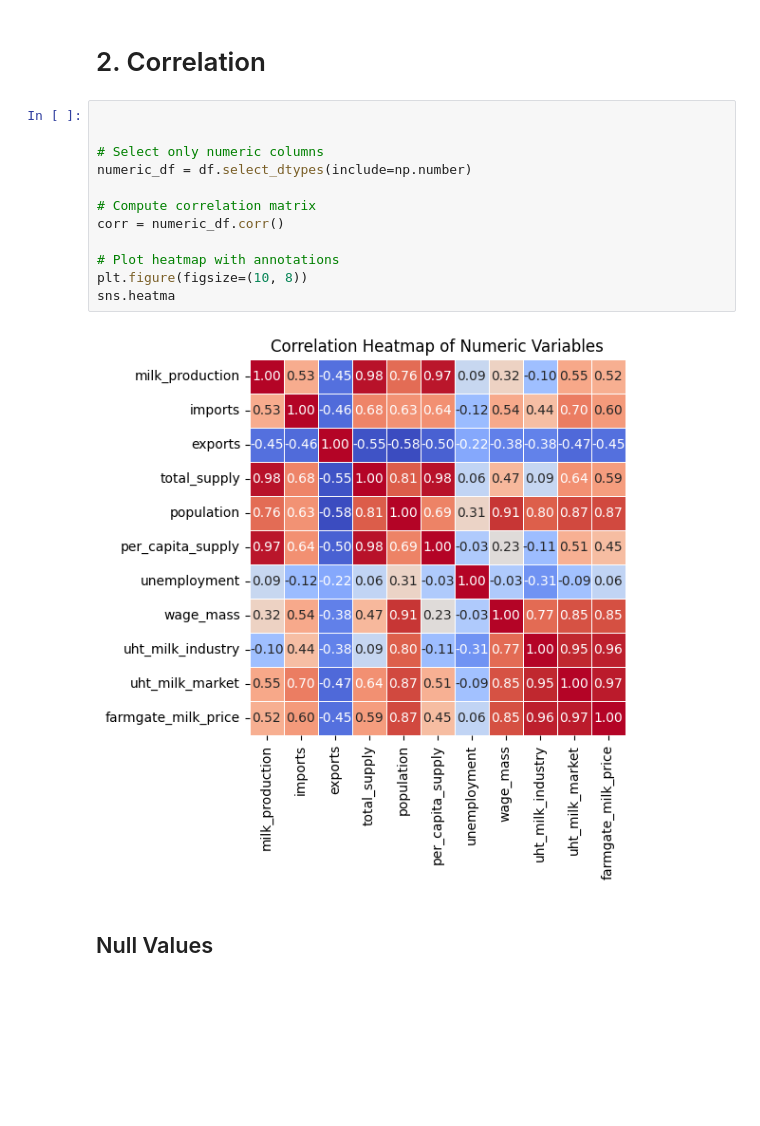
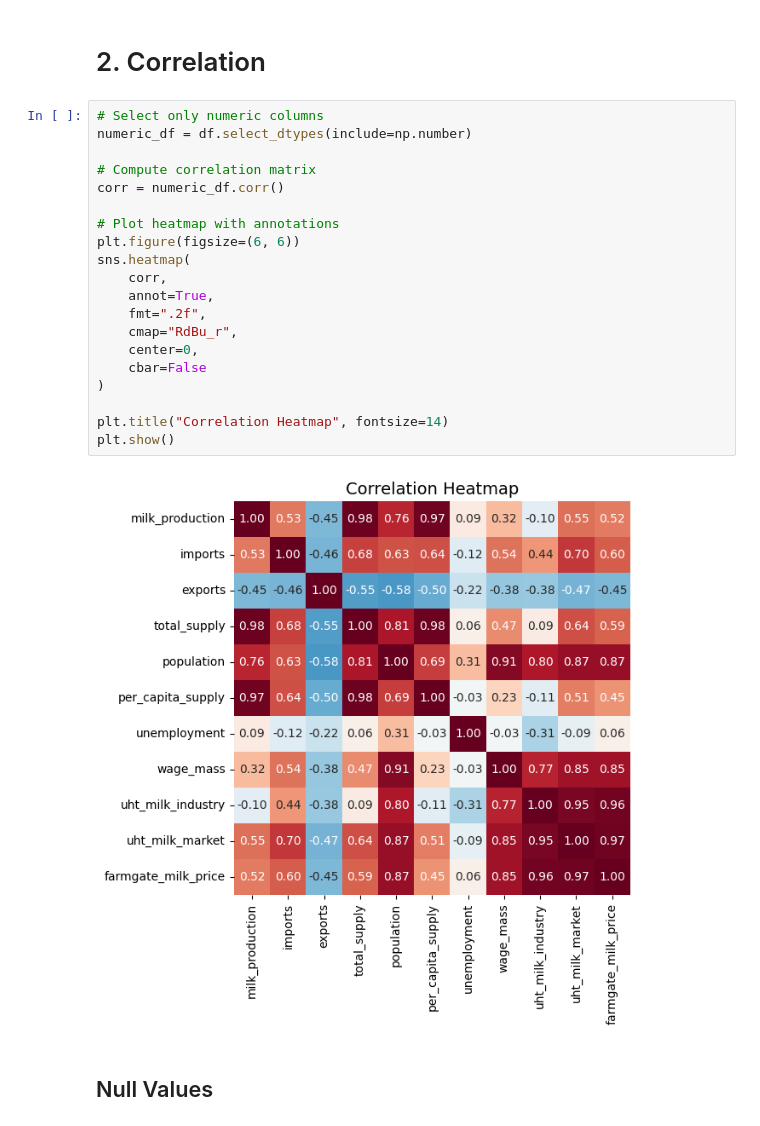
Before and after one commit to Heitorcp/milk-price-prediction, a Jupyter notebook: notebooks/01-EDA.ipynb, the cells around one changed output. Saved outputs shown, nothing was run; the diff lists cells and outputs as text; blank space fills up the shorter version.

```diff
--- a/notebooks/01-EDA.ipynb
+++ b/notebooks/01-EDA.ipynb
@@ -105,19 +105,27 @@ But, that's no problem because we probably don't need all that past data to fore
 # %% [markdown]
 # 2. Correlation
 # %%
-
-
 # Select only numeric columns
 numeric_df = df.select_dtypes(include=np.number)
 
 # Compute correlation matrix
 corr = numeric_df.corr()
 
 # Plot heatmap with annotations
-plt.figure(figsize=(10, 8))
-sns.heatma
+plt.figure(figsize=(6, 6))
+sns.heatmap(
+    corr,
+    annot=True,
+    fmt=".2f",
+    cmap="RdBu_r",
+    center=0,
+    cbar=False
+)
+
+plt.title("Correlation Heatmap", fontsize=14)
+plt.show()
 # %% [output]
-[figure, old version]
+[figure, new version]
 # %% [markdown]
 ## Null Values
 # %% [markdown]
```
Also changed, not shown: parts of 2 cells of this notebook, 1 other file.
